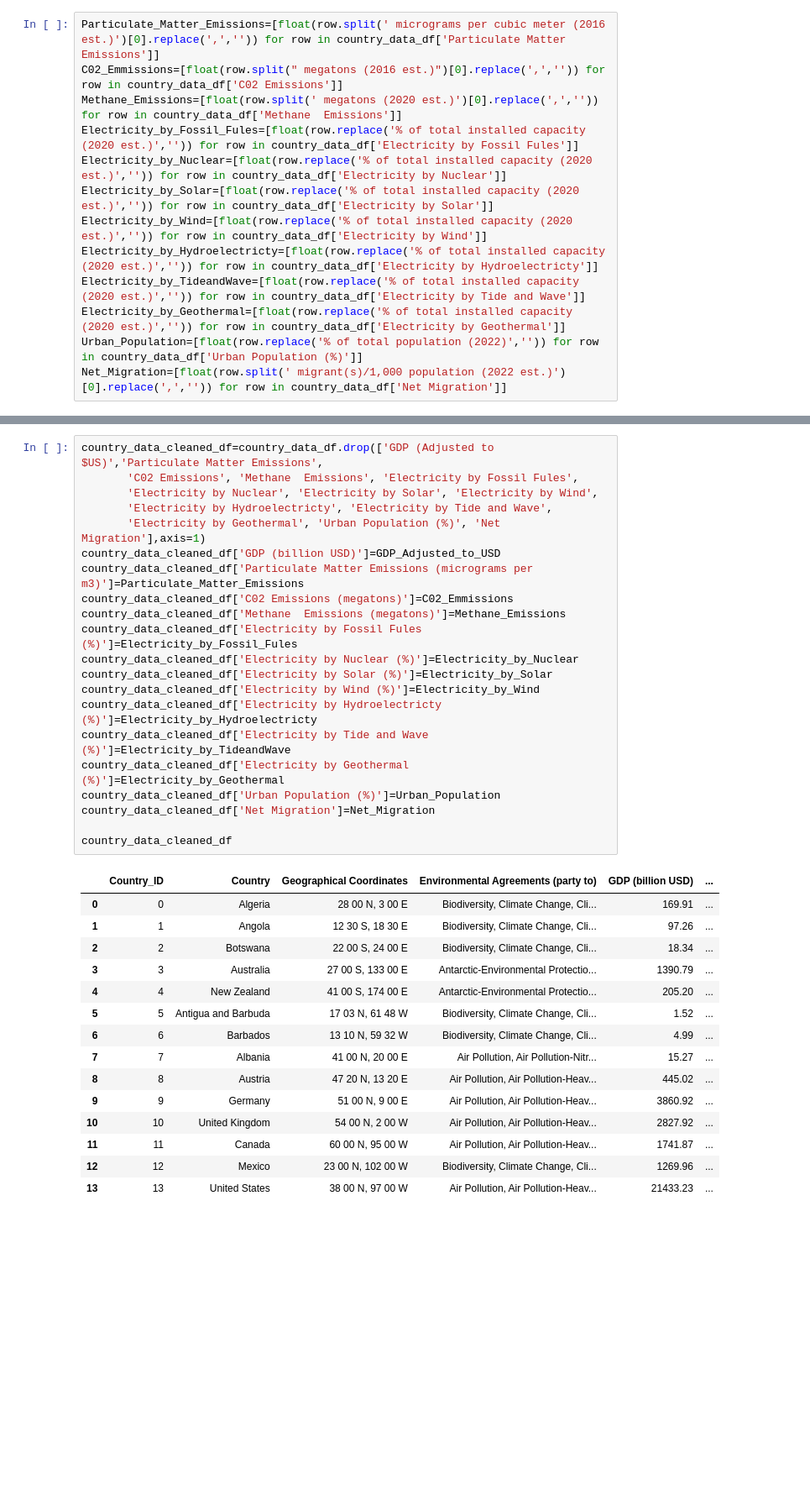
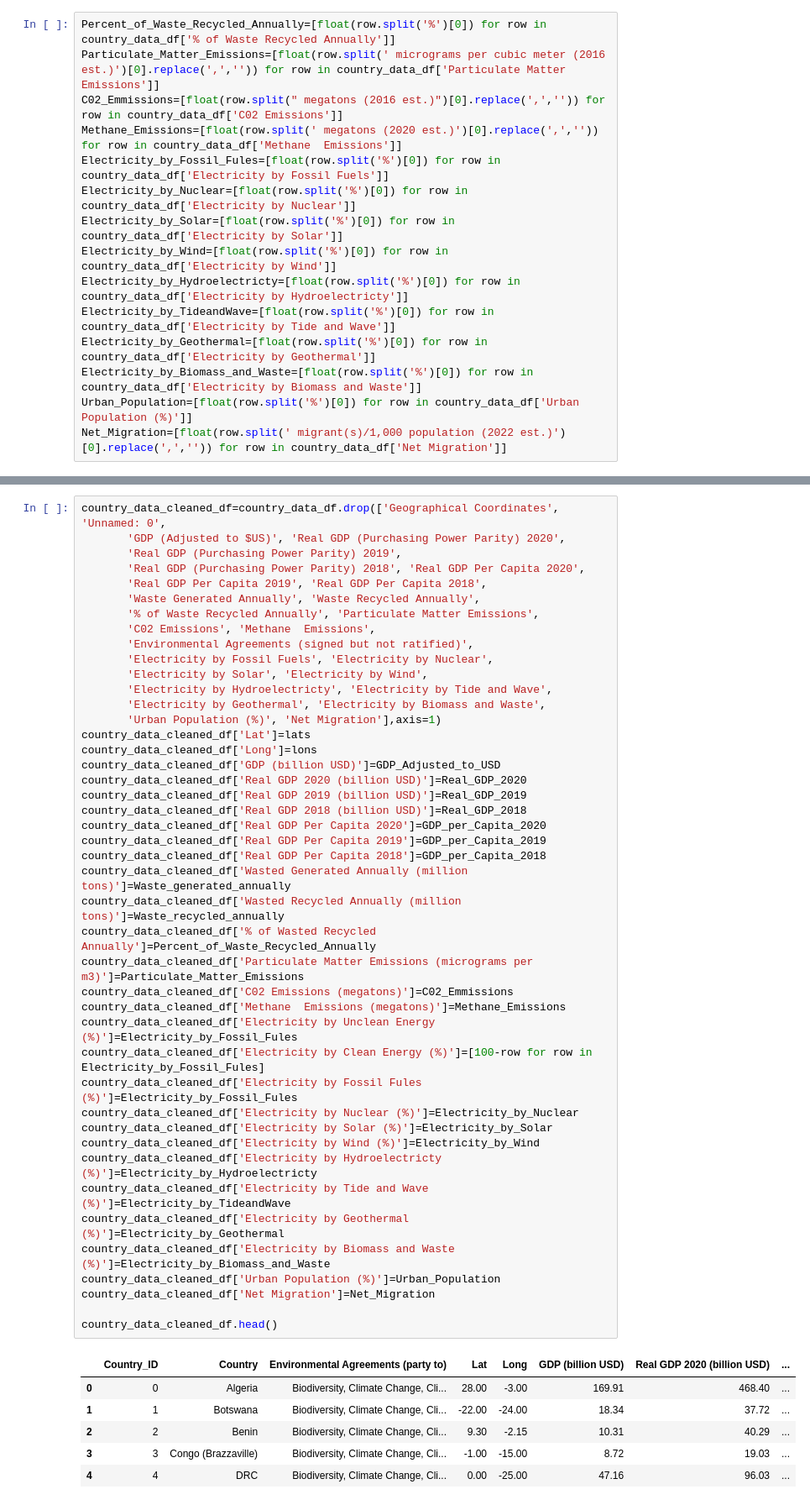
Before and after one commit to AmirAhanchian/Porject-1-Group-15, a Jupyter notebook: prelim_api_code/API Retrieval.ipynb, the cells around one changed output, grey strips where cells are left out. Shown: that part at 84% size. Saved outputs shown, nothing was run; the diff lists cells and outputs as text; blank space fills up the shorter version.

Commit message:
Data Cleaned

```diff
--- a/prelim_api_code/API Retrieval.ipynb
+++ b/prelim_api_code/API Retrieval.ipynb
@@ -182,15 +402,17 @@ for row in country_data_df['GDP (Adjusted to $US)']:
 # %%
+Percent_of_Waste_Recycled_Annually=[float(row.split('%')[0]) for row in country_data_df['% of Waste Recycled Annually']]
 Particulate_Matter_Emissions=[float(row.split(' micrograms per cubic meter (2016 est.)')[0].replace(',','')) for row in country_data_df['Particulate Matter Emissions']]
 C02_Emmissions=[float(row.split(" megatons (2016 est.)")[0].replace(',','')) for row in country_data_df['C02 Emissions']]
 Methane_Emissions=[float(row.split(' megatons (2020 est.)')[0].replace(',','')) for row in country_data_df['Methane  Emissions']]
-Electricity_by_Fossil_Fules=[float(row.replace('% of total installed capacity (2020 est.)','')) for row in country_data_df['Electricity by Fossil Fules']]
-Electricity_by_Nuclear=[float(row.replace('% of total installed capacity (2020 est.)','')) for row in country_data_df['Electricity by Nuclear']]
-Electricity_by_Solar=[float(row.replace('% of total installed capacity (2020 est.)','')) for row in country_data_df['Electricity by Solar']]
-Electricity_by_Wind=[float(row.replace('% of total installed capacity (2020 est.)','')) for row in country_data_df['Electricity by Wind']]
-Electricity_by_Hydroelectricty=[float(row.replace('% of total installed capacity (2020 est.)','')) for row in country_data_df['Electricity by Hydroelectricty']]
-Electricity_by_TideandWave=[float(row.replace('% of total installed capacity (2020 est.)','')) for row in country_data_df['Electricity by Tide and Wave']]
-Electricity_by_Geothermal=[float(row.replace('% of total installed capacity (2020 est.)','')) for row in country_data_df['Electricity by Geothermal']]
-Urban_Population=[float(row.replace('% of total population (2022)','')) for row in country_data_df['Urban Population (%)']]
+Electricity_by_Fossil_Fules=[float(row.split('%')[0]) for row in country_data_df['Electricity by Fossil Fuels']]
+Electricity_by_Nuclear=[float(row.split('%')[0]) for row in country_data_df['Electricity by Nuclear']]
+Electricity_by_Solar=[float(row.split('%')[0]) for row in country_data_df['Electricity by Solar']]
+Electricity_by_Wind=[float(row.split('%')[0]) for row in country_data_df['Electricity by Wind']]
+Electricity_by_Hydroelectricty=[float(row.split('%')[0]) for row in country_data_df['Electricity by Hydroelectricty']]
+Electricity_by_TideandWave=[float(row.split('%')[0]) for row in country_data_df['Electricity by Tide and Wave']]
+Electricity_by_Geothermal=[float(row.split('%')[0]) for row in country_data_df['Electricity by Geothermal']]
+Electricity_by_Biomass_and_Waste=[float(row.split('%')[0]) for row in country_data_df['Electricity by Biomass and Waste']]
+Urban_Population=[float(row.split('%')[0]) for row in country_data_df['Urban Population (%)']]
 Net_Migration=[float(row.split(' migrant(s)/1,000 population (2022 est.)')[0].replace(',','')) for row in country_data_df['Net Migration']]
 # %%
 country_data_df.columns
@@ -205,38 +435,52 @@ Index(['Country_ID', 'Country', 'Geographical Coordinates',
       dtype='object')
 # %%
-country_data_cleaned_df=country_data_df.drop(['GDP (Adjusted to $US)','Particulate Matter Emissions',
-       'C02 Emissions', 'Methane  Emissions', 'Electricity by Fossil Fules',
-       'Electricity by Nuclear', 'Electricity by Solar', 'Electricity by Wind',
+country_data_cleaned_df=country_data_df.drop(['Geographical Coordinates', 'Unnamed: 0',
+       'GDP (Adjusted to $US)', 'Real GDP (Purchasing Power Parity) 2020',
+       'Real GDP (Purchasing Power Parity) 2019',
+       'Real GDP (Purchasing Power Parity) 2018', 'Real GDP Per Capita 2020',
+       'Real GDP Per Capita 2019', 'Real GDP Per Capita 2018',
+       'Waste Generated Annually', 'Waste Recycled Annually',
+       '% of Waste Recycled Annually', 'Particulate Matter Emissions',
+       'C02 Emissions', 'Methane  Emissions',
+       'Environmental Agreements (signed but not ratified)',
+       'Electricity by Fossil Fuels', 'Electricity by Nuclear',
+       'Electricity by Solar', 'Electricity by Wind',
        'Electricity by Hydroelectricty', 'Electricity by Tide and Wave',
-       'Electricity by Geothermal', 'Urban Population (%)', 'Net Migration'],axis=1)
+       'Electricity by Geothermal', 'Electricity by Biomass and Waste',
+       'Urban Population (%)', 'Net Migration'],axis=1)
+country_data_cleaned_df['Lat']=lats
+country_data_cleaned_df['Long']=lons
 country_data_cleaned_df['GDP (billion USD)']=GDP_Adjusted_to_USD
+country_data_cleaned_df['Real GDP 2020 (billion USD)']=Real_GDP_2020
+country_data_cleaned_df['Real GDP 2019 (billion USD)']=Real_GDP_2019
+country_data_cleaned_df['Real GDP 2018 (billion USD)']=Real_GDP_2018
+country_data_cleaned_df['Real GDP Per Capita 2020']=GDP_per_Capita_2020
+country_data_cleaned_df['Real GDP Per Capita 2019']=GDP_per_Capita_2019
+country_data_cleaned_df['Real GDP Per Capita 2018']=GDP_per_Capita_2018
+country_data_cleaned_df['Wasted Generated Annually (million tons)']=Waste_generated_annually
+country_data_cleaned_df['Wasted Recycled Annually (million tons)']=Waste_recycled_annually
+country_data_cleaned_df['% of Wasted Recycled Annually']=Percent_of_Waste_Recycled_Annually
 country_data_cleaned_df['Particulate Matter Emissions (micrograms per m3)']=Particulate_Matter_Emissions
 country_data_cleaned_df['C02 Emissions (megatons)']=C02_Emmissions
 country_data_cleaned_df['Methane  Emissions (megatons)']=Methane_Emissions
+country_data_cleaned_df['Electricity by Unclean Energy (%)']=Electricity_by_Fossil_Fules
+country_data_cleaned_df['Electricity by Clean Energy (%)']=[100-row for row in Electricity_by_Fossil_Fules]
 country_data_cleaned_df['Electricity by Fossil Fules (%)']=Electricity_by_Fossil_Fules
 country_data_cleaned_df['Electricity by Nuclear (%)']=Electricity_by_Nuclear
 country_data_cleaned_df['Electricity by Solar (%)']=Electricity_by_Solar
 country_data_cleaned_df['Electricity by Wind (%)']=Electricity_by_Wind
 country_data_cleaned_df['Electricity by Hydroelectricty (%)']=Electricity_by_Hydroelectricty
 country_data_cleaned_df['Electricity by Tide and Wave (%)']=Electricity_by_TideandWave
 country_data_cleaned_df['Electricity by Geothermal (%)']=Electricity_by_Geothermal
+country_data_cleaned_df['Electricity by Biomass and Waste (%)']=Electricity_by_Biomass_and_Waste
 country_data_cleaned_df['Urban Population (%)']=Urban_Population
 country_data_cleaned_df['Net Migration']=Net_Migration
 
-country_data_cleaned_df
+country_data_cleaned_df.head()
 # %% [output]
-|  | Country_ID | Country | Geographical Coordinates | Environmental Agreements (party to) | GDP (billion USD) | ... |
-| 0 | 0 | Algeria | 28 00 N, 3 00 E | Biodiversity, Climate Change, Cli... | 169.91 | ... |
-| 1 | 1 | Angola | 12 30 S, 18 30 E | Biodiversity, Climate Change, Cli... | 97.26 | ... |
-| 2 | 2 | Botswana | 22 00 S, 24 00 E | Biodiversity, Climate Change, Cli... | 18.34 | ... |
-| 3 | 3 | Australia | 27 00 S, 133 00 E | Antarctic-Environmental Protectio... | 1390.79 | ... |
-| 4 | 4 | New Zealand | 41 00 S, 174 00 E | Antarctic-Environmental Protectio... | 205.20 | ... |
-| 5 | 5 | Antigua and Barbuda | 17 03 N, 61 48 W | Biodiversity, Climate Change, Cli... | 1.52 | ... |
-| 6 | 6 | Barbados | 13 10 N, 59 32 W | Biodiversity, Climate Change, Cli... | 4.99 | ... |
-| 7 | 7 | Albania | 41 00 N, 20 00 E | Air Pollution, Air Pollution-Nitr... | 15.27 | ... |
-| 8 | 8 | Austria | 47 20 N, 13 20 E | Air Pollution, Air Pollution-Heav... | 445.02 | ... |
-| 9 | 9 | Germany | 51 00 N, 9 00 E | Air Pollution, Air Pollution-Heav... | 3860.92 | ... |
-| 10 | 10 | United Kingdom | 54 00 N, 2 00 W | Air Pollution, Air Pollution-Heav... | 2827.92 | ... |
-| 11 | 11 | Canada | 60 00 N, 95 00 W | Air Pollution, Air Pollution-Heav... | 1741.87 | ... |
-| 12 | 12 | Mexico | 23 00 N, 102 00 W | Biodiversity, Climate Change, Cli... | 1269.96 | ... |
-| 13 | 13 | United States | 38 00 N, 97 00 W | Air Pollution, Air Pollution-Heav... | 21433.23 | ... |
+|  | Country_ID | Country | Environmental Agreements (party to) | Lat | Long | GDP (billion USD) | Real GDP 2020 (billion USD) | ... |
+| 0 | 0 | Algeria | Biodiversity, Climate Change, Cli... | 28.00 | -3.00 | 169.91 | 468.40 | ... |
+| 1 | 1 | Botswana | Biodiversity, Climate Change, Cli... | -22.00 | -24.00 | 18.34 | 37.72 | ... |
+| 2 | 2 | Benin | Biodiversity, Climate Change, Cli... | 9.30 | -2.15 | 10.31 | 40.29 | ... |
+| 3 | 3 | Congo (Brazzaville) | Biodiversity, Climate Change, Cli... | -1.00 | -15.00 | 8.72 | 19.03 | ... |
+| 4 | 4 | DRC | Biodiversity, Climate Change, Cli... | 0.00 | -25.00 | 47.16 | 96.03 | ... |
```
Also changed, not shown: parts of 18 cells of this notebook, 3 other files.
